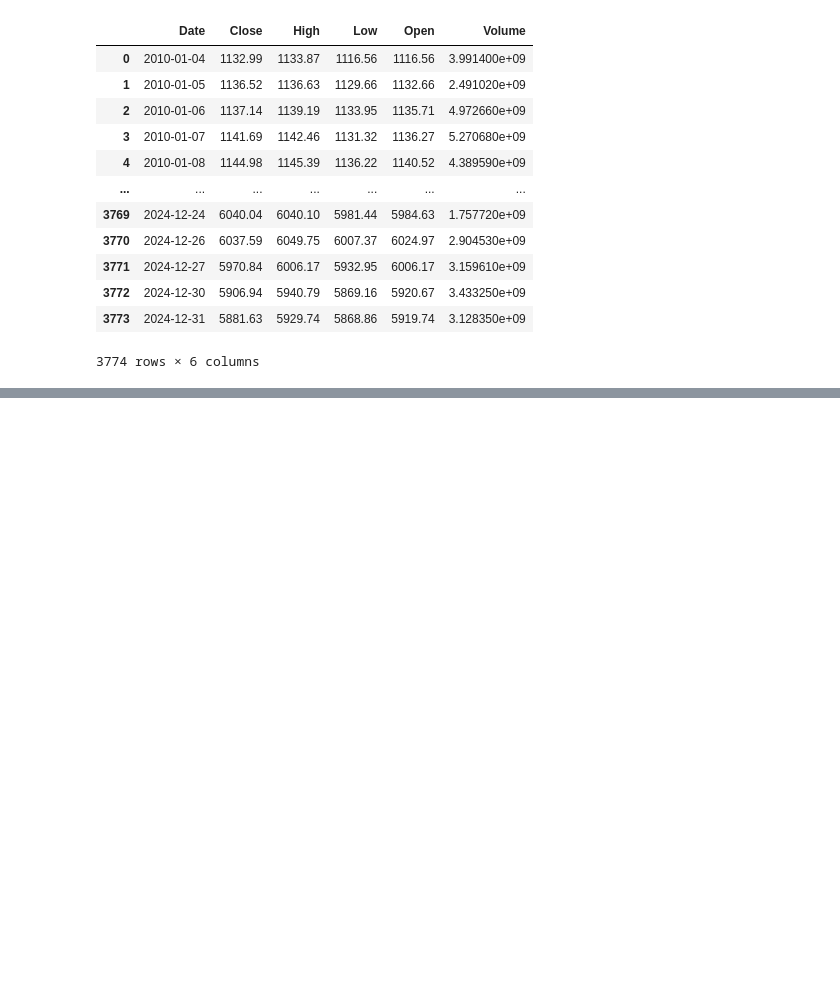
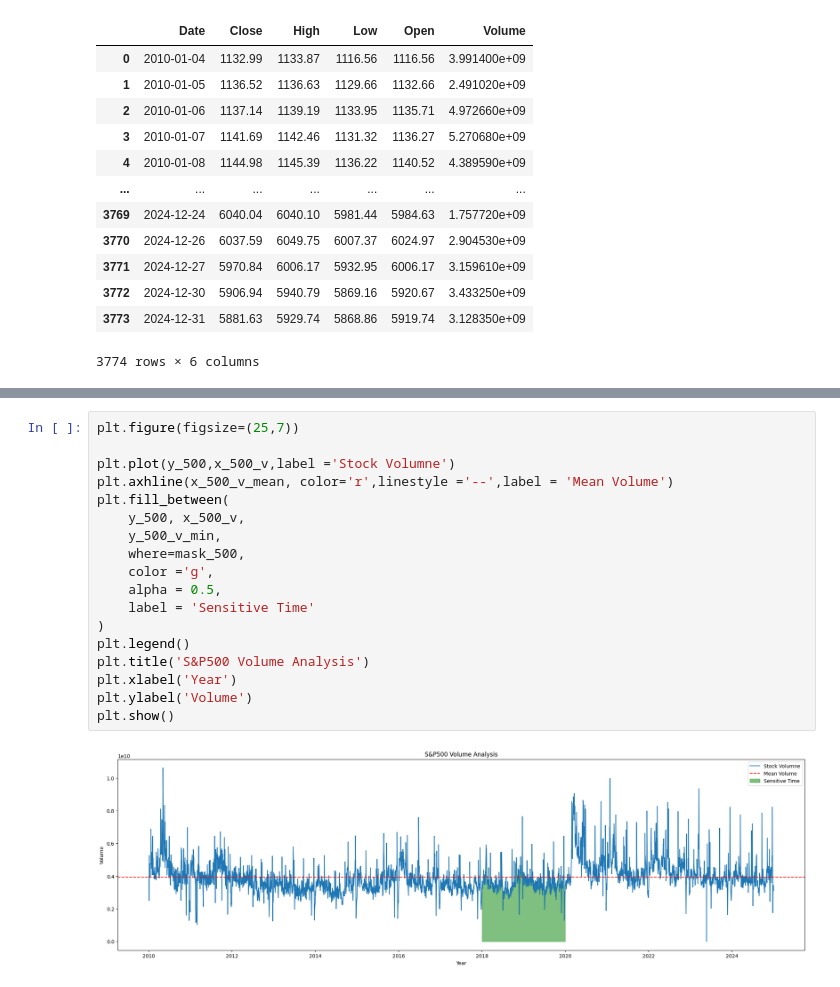
Before and after one commit to tanmaykumarchaki/AI-Driven-Market-Transformation-Analytics, a Jupyter notebook: ai-market-regime-shift-analysis/data_import.ipynb, the cells around one changed output, grey strips where cells are left out. Cells and saved outputs as stored; diff of their text form; blank space fills up the shorter version.

```diff
--- a/ai-market-regime-shift-analysis/data_import.ipynb
+++ b/ai-market-regime-shift-analysis/data_import.ipynb
@@ -560,0 +632,20 @@ y_500 = df500['Date'].values
+# %%
+plt.figure(figsize=(25,7))
+
+plt.plot(y_500,x_500_v,label ='Stock Volumne')
+plt.axhline(x_500_v_mean, color='r',linestyle ='--',label = 'Mean Volume')
+plt.fill_between(
+    y_500, x_500_v,
+    y_500_v_min,
+    where=mask_500,
+    color ='g',
+    alpha = 0.5,
+    label = 'Sensitive Time'
+)
+plt.legend()
+plt.title('S&P500 Volume Analysis')
+plt.xlabel('Year')
+plt.ylabel('Volume')
+plt.show()
+# %% [output]
+[figure, added]
```
Also changed, not shown: parts of 2 cells of this notebook.
